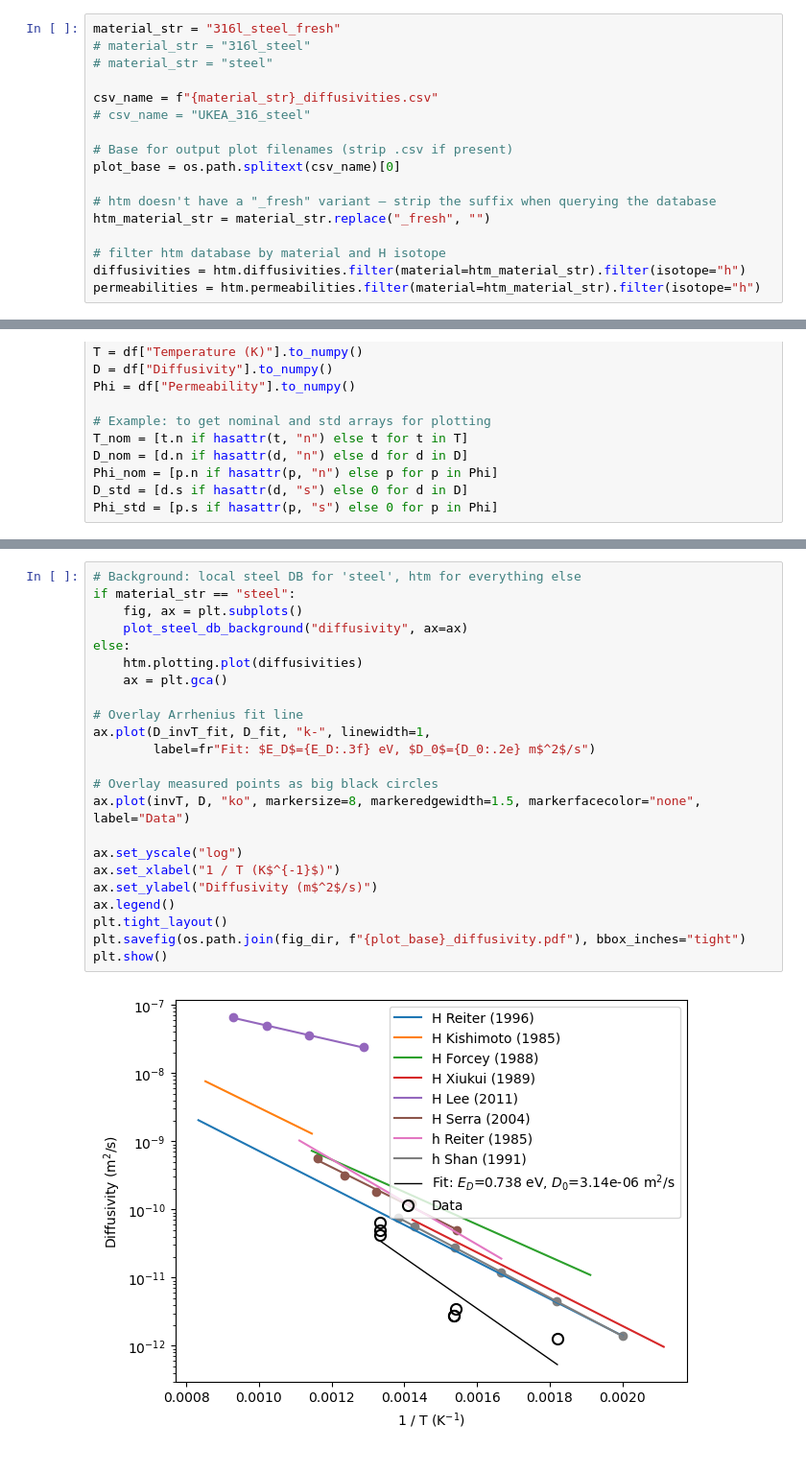
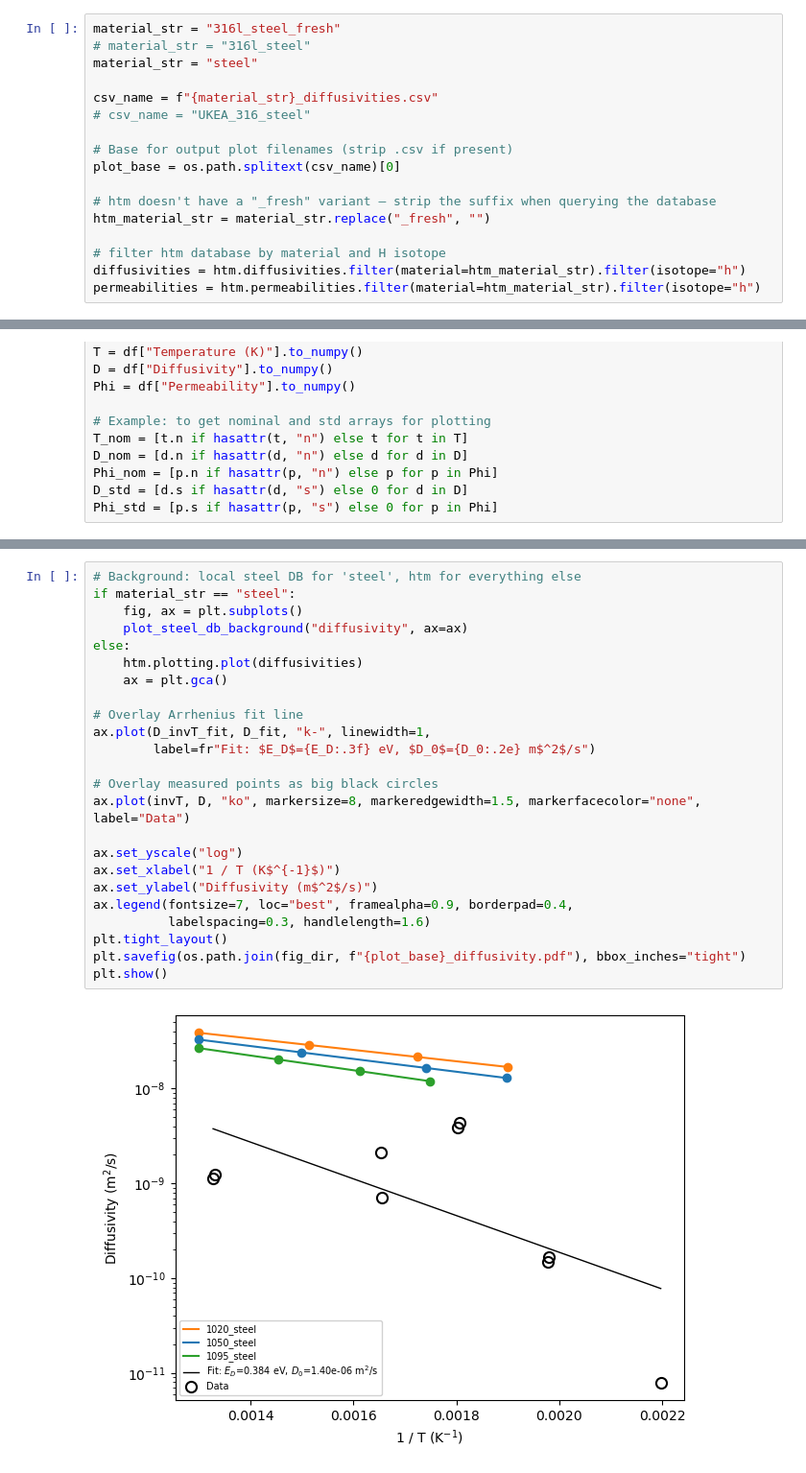
Before and after one commit to WeaverC20/permeation_barrier_analysis, a Jupyter notebook: ShieldRunsAnalysis/plot_against_htm.ipynb, the cells around one changed output, grey strips where cells are left out. Shown at 96% size. Saved outputs shown, nothing was run; the diff lists cells and outputs as text.

Commit message:
made legend smaller in plot against htm

```diff
--- a/ShieldRunsAnalysis/plot_against_htm.ipynb
+++ b/ShieldRunsAnalysis/plot_against_htm.ipynb
@@ -69,7 +69,7 @@ def plot_steel_db_background(prop_type, ax=None):
 # %%
 material_str = "316l_steel_fresh"
 # material_str = "316l_steel"
-# material_str = "steel"
+material_str = "steel"
 
 csv_name = f"{material_str}_diffusivities.csv"
 # csv_name = "UKEA_316_steel"
@@ -172,28 +172,29 @@ Phi_0 = 7.2561e+14 +/- 4.2593e+14  (H m^-1 s^-1 Pa^-0.5)
 # %%
 # Background: local steel DB for 'steel', htm for everything else
 if material_str == "steel":
     fig, ax = plt.subplots()
     plot_steel_db_background("diffusivity", ax=ax)
 else:
     htm.plotting.plot(diffusivities)
     ax = plt.gca()
 
 # Overlay Arrhenius fit line
 ax.plot(D_invT_fit, D_fit, "k-", linewidth=1,
         label=fr"Fit: $E_D$={E_D:.3f} eV, $D_0$={D_0:.2e} m$^2$/s")
 
 # Overlay measured points as big black circles
 ax.plot(invT, D, "ko", markersize=8, markeredgewidth=1.5, markerfacecolor="none", label="Data")
 
 ax.set_yscale("log")
 ax.set_xlabel("1 / T (K$^{-1}$)")
 ax.set_ylabel("Diffusivity (m$^2$/s)")
-ax.legend()
+ax.legend(fontsize=7, loc="best", framealpha=0.9, borderpad=0.4,
+          labelspacing=0.3, handlelength=1.6)
 plt.tight_layout()
 plt.savefig(os.path.join(fig_dir, f"{plot_base}_diffusivity.pdf"), bbox_inches="tight")
 plt.show()
 # %% [output]
-[figure, old version]
+[figure, new version]
 # %%
 # --- Extract nominal values and std devs ---
 invT_nom = [v.n if hasattr(v, "n") else v for v in invT]
```
Also changed, not shown: parts of 3 cells of this notebook.
